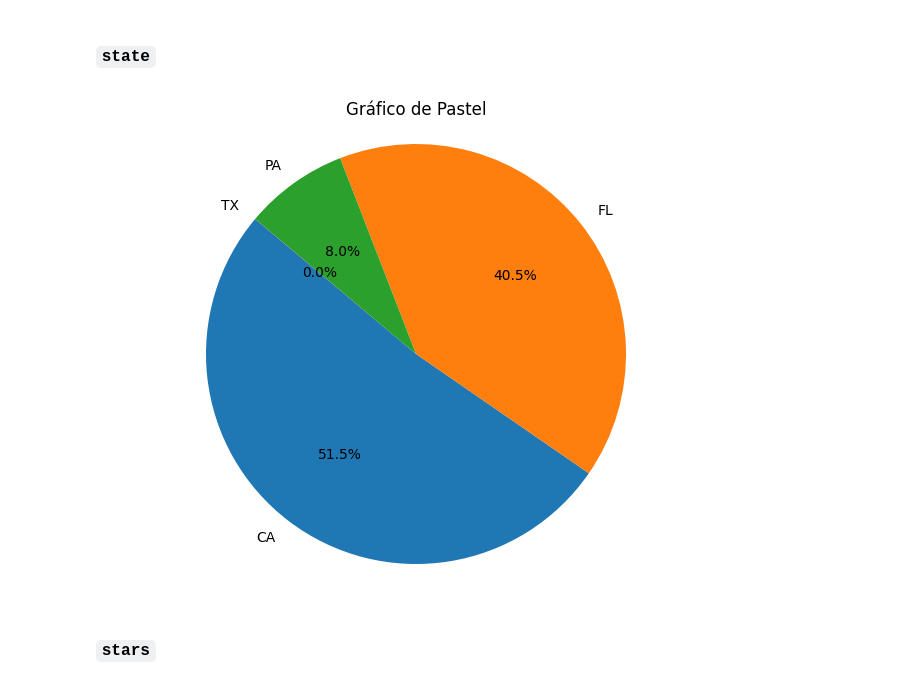
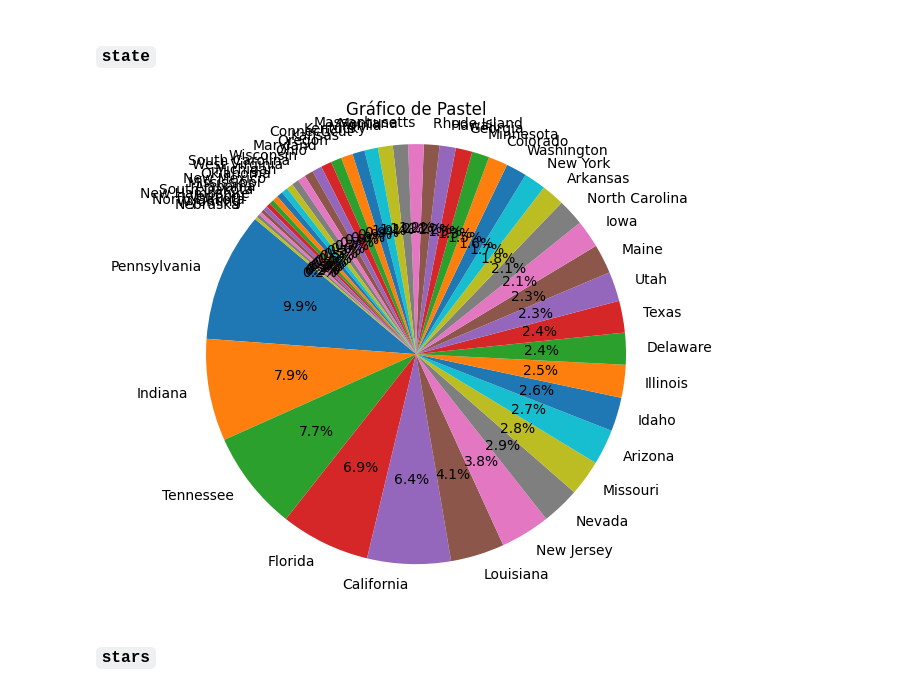
Before and after one commit to Aspirina180mg/PF_DATAPT07, a Jupyter notebook: EDA.ipynb, the cells around one changed output. Cells and saved outputs as stored; diff of their text form; code cells hidden in the pictures.

```diff
--- a/EDA.ipynb
+++ b/EDA.ipynb
@@ -65,3 +16,7 @@ memory usage: 474.8+ MB
+# %%
+df_restaurantes = pd.read_parquet(r'Datawarehouse\restaurantes.parquet')
+df_reviews = pd.read_parquet(r'Datawarehouse\reviews.parquet')
+df_estados = pd.read_parquet(r'Datawarehouse\estados.parquet')
 # %% [markdown]
 # Google Maps Cadenas
 # %% [markdown]
@@ -180,6 +150,3 @@ Para eso primero obtenemos el valor, lo acomodamos para darle su formato diccion
 # %%
-subway_df = df_maps_restaurantes[df_maps_restaurantes['name'].str.contains('subway')]
-if not subway_df.empty:
-    print(subway_df['MISC'].iloc[0])
-
-# {'Accessibility': array(['Wheelchair accessible entrance'], dtype=object), 'Amenities': array(['Good for kids'], dtype=object), 'Atmosphere': array(['Casual'], dtype=object), 'Crowd': None, 'Dining options': array(['Lunch'], dtype=object), 'From the business': None, 'Health & safety': None, 'Health and safety': None, 'Highlights': array(['Fast service'], dtype=object), 'Offerings': array(['Healthy options', 'Quick bite'], dtype=object), 'Payments': array(['Debit cards', 'NFC mobile payments'], dtype=object), 'Planning': None, 'Popular for': array(['Lunch', 'Dinner', 'Solo dining'], dtype=object), 'Recycling': None, 'Service options': array(['Delivery', 'Takeout', 'Dine-in'], dtype=object)}
+diccionario_MISC = {'Accessibility': ['Wheelchair accessible entrance'], 'Amenities': ['Good for kids'], 'Atmosphere': ['Casual'], 'Crowd': None, 'Dining options': 'Lunch', 'From the business': None, 'Health & safety': None, 'Health and safety': None, 'Highlights': 'Fast service', 'Offerings':['Healthy options', 'Quick bite'], 'Payments':['Debit cards', 'NFC mobile payments'], 'Planning': None, 'Popular for': ['Lunch', 'Dinner', 'Solo dining'], 'Recycling': None, 'Service options': ['Delivery', 'Takeout', 'Dine-in']}
+df_restaurantes.loc[df_restaurantes['nombre'].str.lower().str.contains('subway') & df_restaurantes['atributos'].isnull(), 'atributos'] = str(diccionario_MISC)
@@ -202,4 +168,9 @@ if not dunkin_df.empty:
 # %%
-diccionario_MISC = {'Accessibility': ['Wheelchair accessible entrance'], 'Amenities': ['Good for kids', 'Wi-Fi'],'Atmosphere': 'Casual', 'Crowd':['Family-friendly', 'Tourists'], 'Dining options':['Breakfast', 'Lunch', 'Dessert'], 'From the business': None, 'Health & safety': None, 'Health and safety': None, 'Highlights':['Fast service', 'Great coffee'], 'Offerings': ['Coffee', 'Comfort food', 'Happy hour drinks', 'Late-night food','Quick bite'], 'Payments': ['Debit cards', 'NFC mobile payments'], 'Planning': None, 'Popular for':['Breakfast', 'Solo dining'], 'Recycling': None, 'Service options': ['Delivery', 'Takeout', 'Dine-in']}
-df_maps_restaurantes.loc[df_maps_restaurantes['name'].str.lower().str.contains('dunkin') & df_maps_restaurantes['MISC'].isnull(), 'MISC'] = str(diccionario_MISC)
+diccionario_MISC = {'Accessibility': ['Wheelchair accessible entrance',
+       'Wheelchair accessible parking lot',
+       'Wheelchair accessible restroom', 'Wheelchair accessible seating'],
+       'Amenities':['Gender-neutral restroom', 'Good for kids', 'High chairs',
+       'Restroom'], 'Atmosphere': None, 'Crowd': None, 'Dining options': ['Breakfast', 'Lunch', 'Dinner', 'Catering', 'Dessert', 'Seating'],
+       'From the business': None, 'Health & safety': None, 'Health and safety': None, 'Highlights': None, 'Offerings': ['All you can eat', 'Coffee', "Kids' menu", 'Late-night food','Vegetarian options'],  'Payments': ['Cash-only', 'NFC mobile payments', 'Credit cards'], 'Planning': None, 'Popular for': None, 'Recycling': None, 'Service options': ['Takeout', 'Delivery']}
+df_restaurantes.loc[df_restaurantes['nombre'].str.lower().str.contains('donald') & df_restaurantes['atributos'].isnull(), 'atributos'] = str(diccionario_MISC)
 # %%
@@ -1693,13 +931,22 @@ df_burger_king_reviews = df_burger_king_reviews_copy
 # %% [markdown]
 ### `state`
 # %%
+
+estado_dict = dict(zip(df_estados['id_estado'], df_estados['State']))
+
+# Mapear los nombres de los estados en lugar de IDs
+estado_labels = df_restaurantes['id_estado'].map(estado_dict)
+
 plt.figure(figsize=(8, 6))
-plt.pie(df_yelp_restaurantes['state'].value_counts(), labels=df_yelp_restaurantes['state'].unique(), autopct='%1.1f%%', startangle=140)
+plt.pie(df_restaurantes['id_estado'].value_counts(),
+        labels=estado_labels.unique(),
+        autopct='%1.1f%%',
+        startangle=140)
 plt.title('Gráfico de Pastel')
 plt.axis('equal')  # Para asegurar que el pastel se vea como un círculo
 plt.show()
 # %% [output]
-[figure, old version]
+[figure, new version]
 # %% [markdown]
 ### `stars`
 # %%
```
Also changed, not shown: parts of 260 cells of this notebook, 13 other files.
